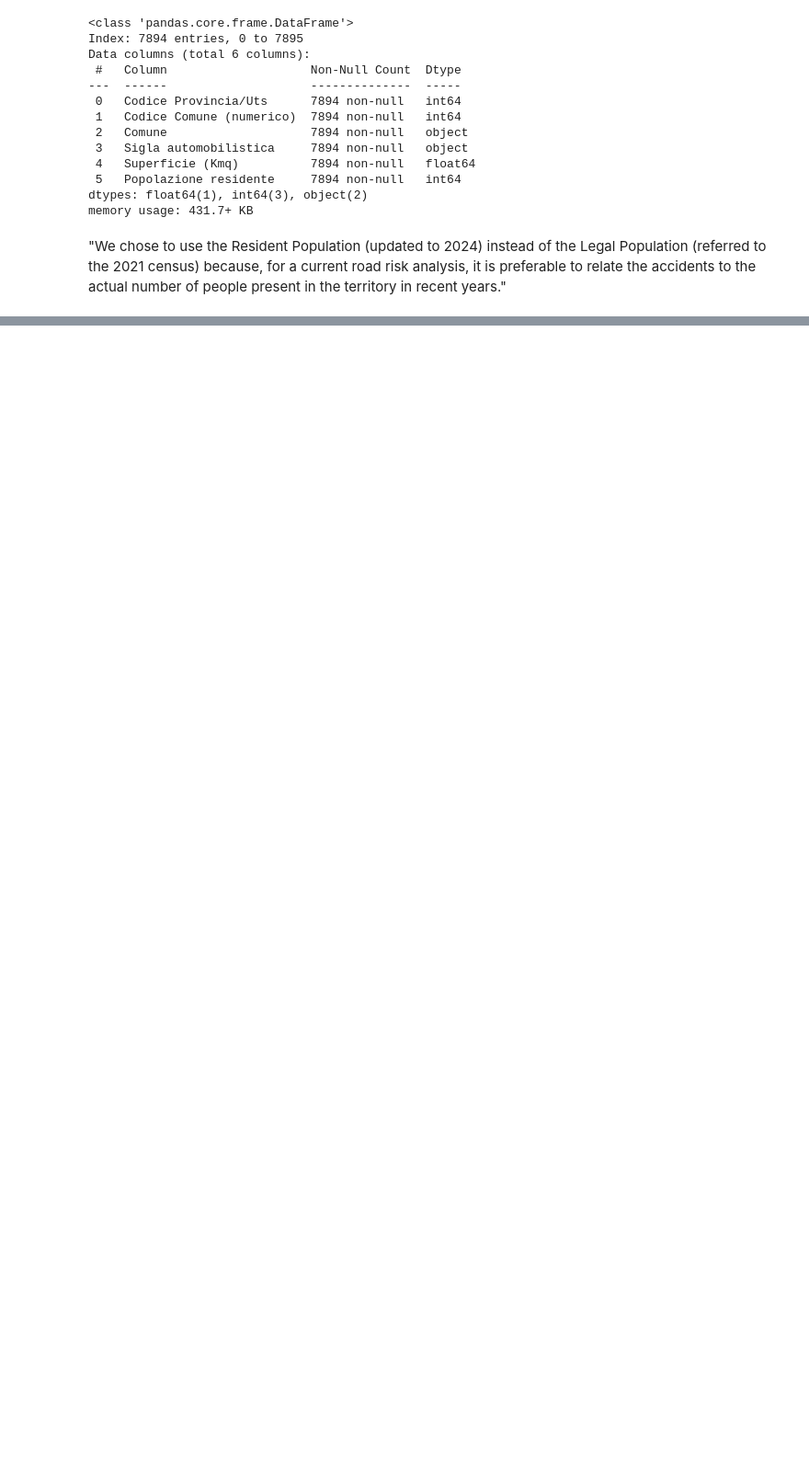
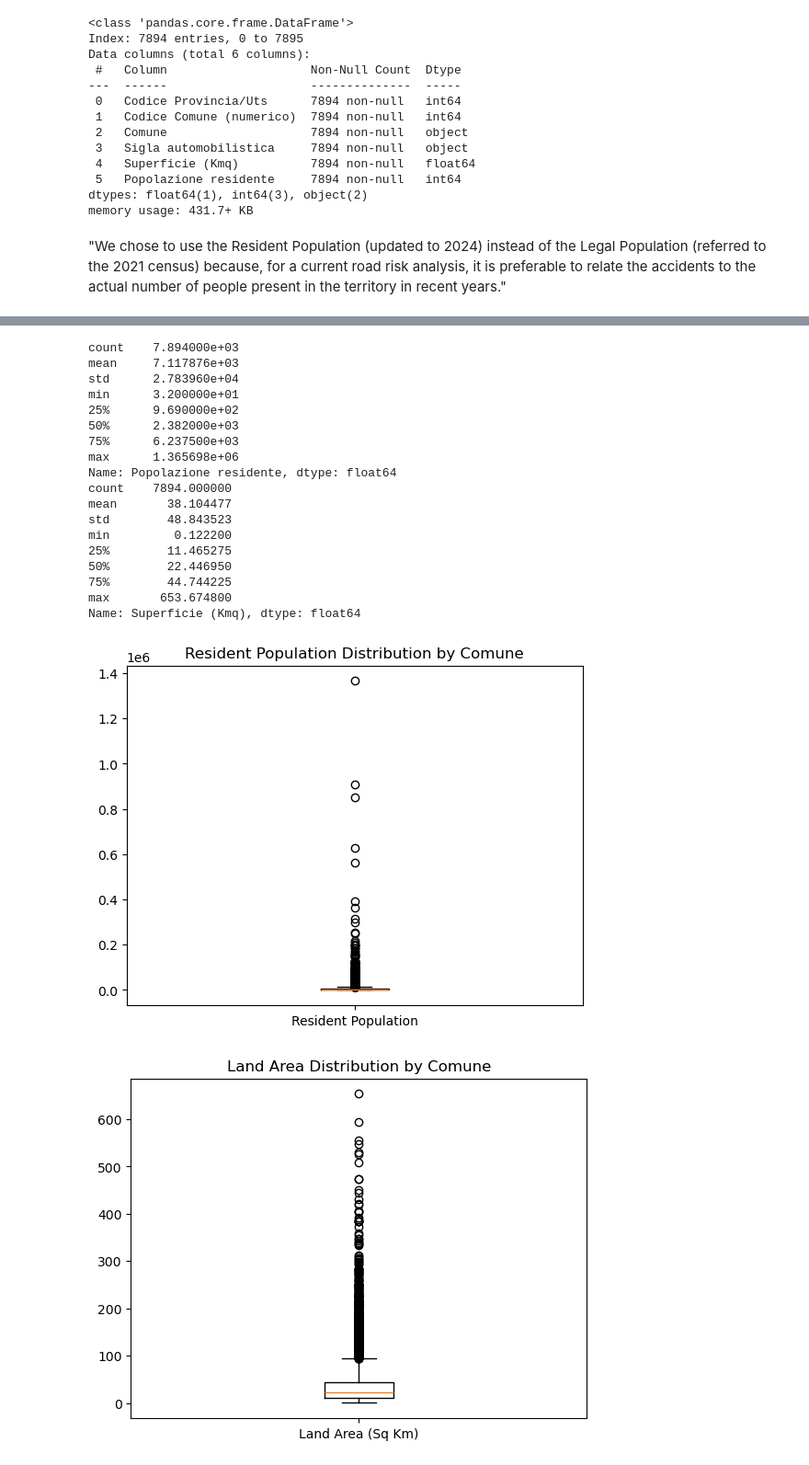
Before and after one commit to alberto-lorenzi/capstone_project, a Jupyter notebook: traffic_accident_analysis.ipynb, the cells around one changed output, grey strips where cells are left out. Shown at 92% size. Saved outputs shown, nothing was run; the diff lists cells and outputs as text; code cells hidden in the pictures; blank space fills up the shorter version.

```diff
--- a/traffic_accident_analysis.ipynb
+++ b/traffic_accident_analysis.ipynb
@@ -100,0 +127,33 @@ memory usage: 431.7+ KB
+# %%
+print(df_situas_clean["Popolazione residente"].describe())
+
+print(df_situas_clean["Superficie (Kmq)"].describe())
+
+plt.boxplot(df_situas_clean["Popolazione residente"], tick_labels=["Resident Population"])
+plt.title("Resident Population Distribution by Comune")
+plt.show()
+
+plt.boxplot(df_situas_clean["Superficie (Kmq)"], tick_labels=["Land Area (Sq Km)"])
+plt.title("Land Area Distribution by Comune")
+plt.show()
+# %% [output]
+count    7.894000e+03
+mean     7.117876e+03
+std      2.783960e+04
+min      3.200000e+01
+25%      9.690000e+02
+50%      2.382000e+03
+75%      6.237500e+03
+max      1.365698e+06
+Name: Popolazione residente, dtype: float64
+count    7894.000000
+mean       38.104477
+std        48.843523
+min         0.122200
+25%        11.465275
+50%        22.446950
+75%        44.744225
+max       653.674800
+Name: Superficie (Kmq), dtype: float64
+[figure, added]
+[figure, added]
```
Also changed, not shown: parts of 6 cells of this notebook, 1 other file.
